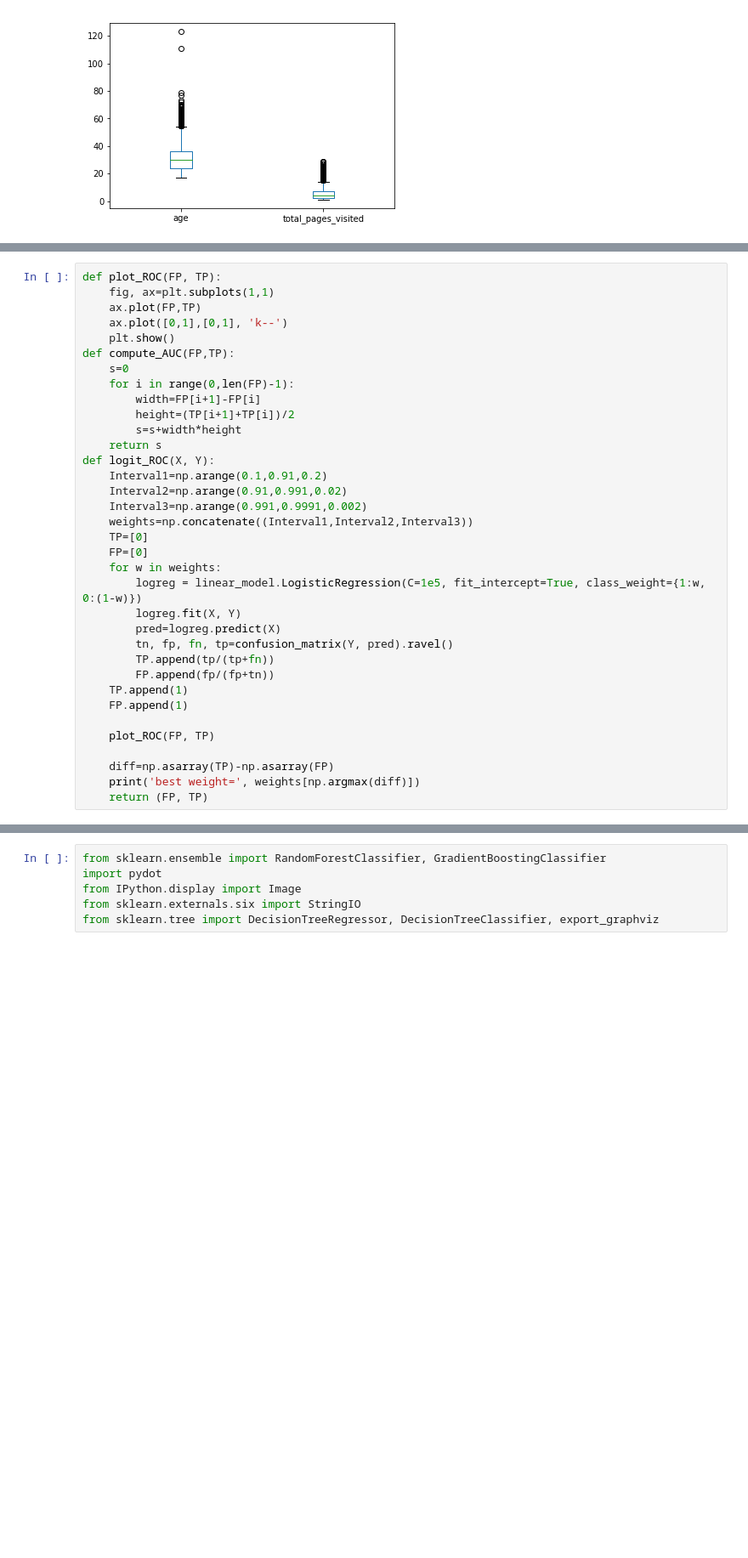
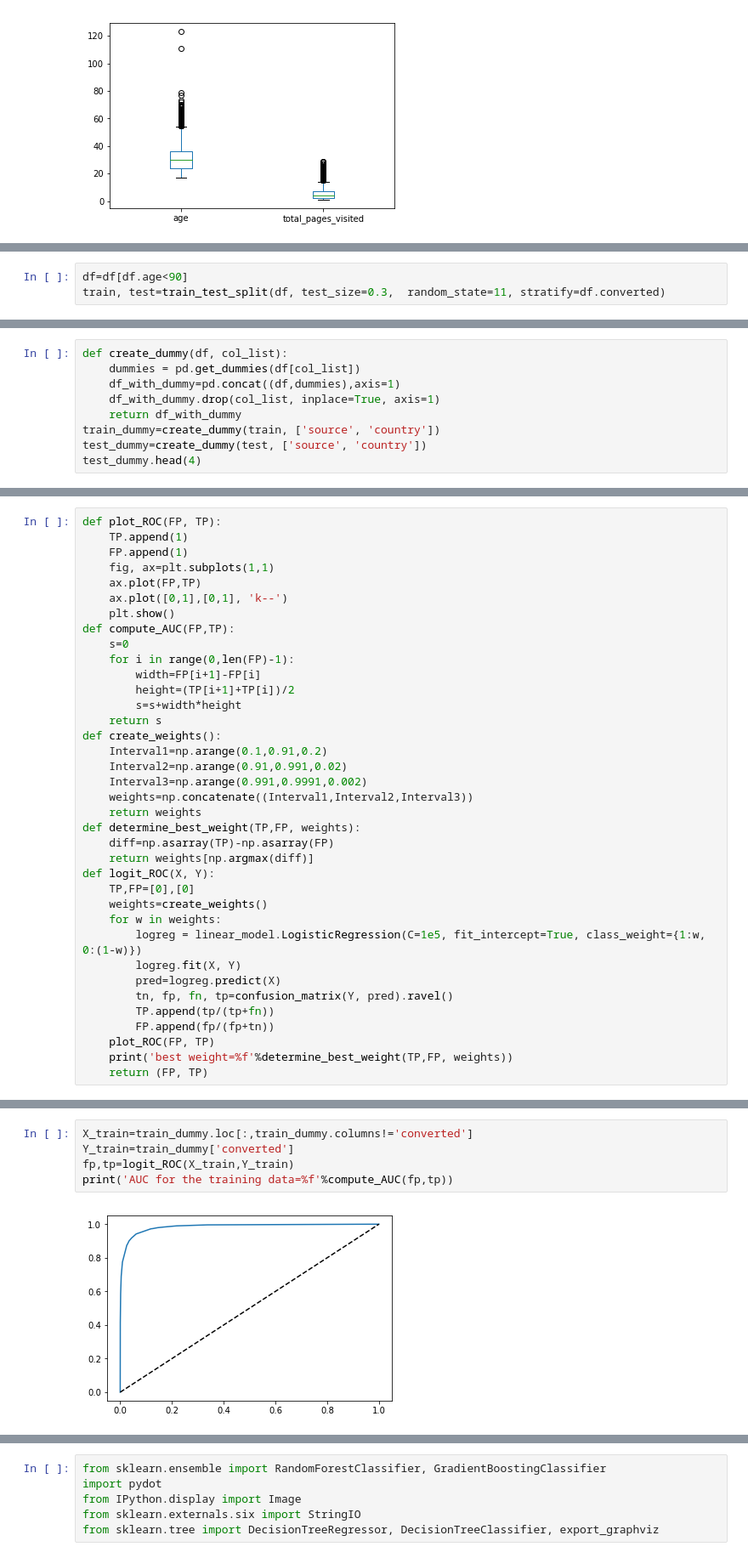
Before and after one commit to haniramezani/WebsiteConversion, a Jupyter notebook: Conversion analysis.ipynb, the cells around one changed output, grey strips where cells are left out. Shown at 85% size. Cells and saved outputs as stored; diff of their text form; blank space fills up the shorter version.

```diff
--- a/Conversion analysis.ipynb
+++ b/Conversion analysis.ipynb
@@ -84,0 +69,3 @@ df_no_outlier.describe()
+# %%
+df=df[df.age<90]
+train, test=train_test_split(df, test_size=0.3,  random_state=11, stratify=df.converted)
@@ -84,0 +90,9 @@ df_no_outlier.describe()
+# %%
+def create_dummy(df, col_list):
+    dummies = pd.get_dummies(df[col_list])
+    df_with_dummy=pd.concat((df,dummies),axis=1)
+    df_with_dummy.drop(col_list, inplace=True, axis=1)
+    return df_with_dummy
+train_dummy=create_dummy(train, ['source', 'country'])
+test_dummy=create_dummy(test, ['source', 'country'])
+test_dummy.head(4)
@@ -126,5 +111,7 @@ from sklearn.metrics import confusion_matrix, classification_report, precision_s
 # %%
 def plot_ROC(FP, TP):
+    TP.append(1)
+    FP.append(1)
     fig, ax=plt.subplots(1,1)
     ax.plot(FP,TP)
     ax.plot([0,1],[0,1], 'k--')
@@ -136,13 +123,18 @@ def compute_AUC(FP,TP):
         height=(TP[i+1]+TP[i])/2
         s=s+width*height
     return s
-def logit_ROC(X, Y):
+def create_weights():
     Interval1=np.arange(0.1,0.91,0.2)
     Interval2=np.arange(0.91,0.991,0.02)
     Interval3=np.arange(0.991,0.9991,0.002)
     weights=np.concatenate((Interval1,Interval2,Interval3))
-    TP=[0]
-    FP=[0]
+    return weights
+def determine_best_weight(TP,FP, weights):
+    diff=np.asarray(TP)-np.asarray(FP)
+    return weights[np.argmax(diff)]
+def logit_ROC(X, Y):
+    TP,FP=[0],[0]
+    weights=create_weights()
     for w in weights:
         logreg = linear_model.LogisticRegression(C=1e5, fit_intercept=True, class_weight={1:w, 0:(1-w)})
         logreg.fit(X, Y)
@@ -150,11 +142,6 @@ def logit_ROC(X, Y):
         tn, fp, fn, tp=confusion_matrix(Y, pred).ravel()
         TP.append(tp/(tp+fn))
         FP.append(fp/(fp+tn))
-    TP.append(1)
-    FP.append(1)
-
     plot_ROC(FP, TP)
-
-    diff=np.asarray(TP)-np.asarray(FP)
-    print('best weight=', weights[np.argmax(diff)])
+    print('best weight=%f'%determine_best_weight(TP,FP, weights))
     return (FP, TP)
@@ -178,0 +148,7 @@ best weight= 0.9900000000000001
+# %%
+X_train=train_dummy.loc[:,train_dummy.columns!='converted']
+Y_train=train_dummy['converted']
+fp,tp=logit_ROC(X_train,Y_train)
+print('AUC for the training data=%f'%compute_AUC(fp,tp))
+# %% [output]
+[figure, added]
```
Also changed, not shown: parts of 20 cells of this notebook.
